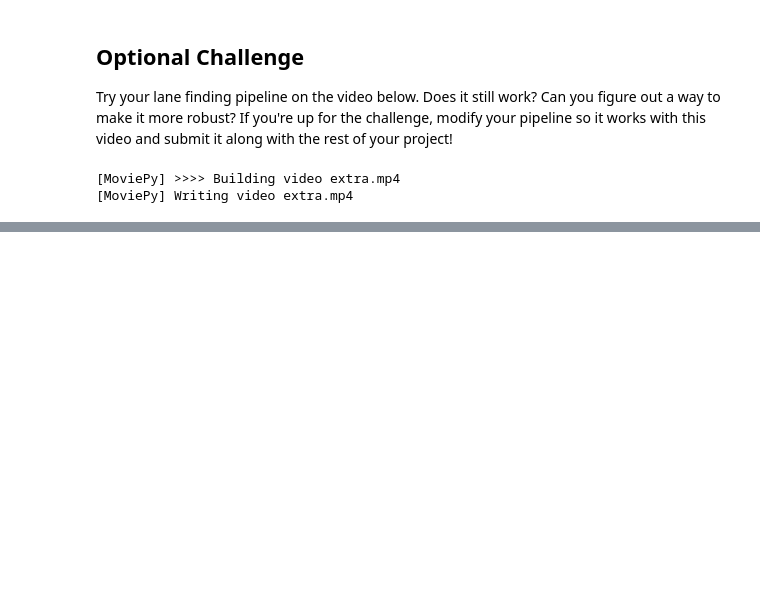
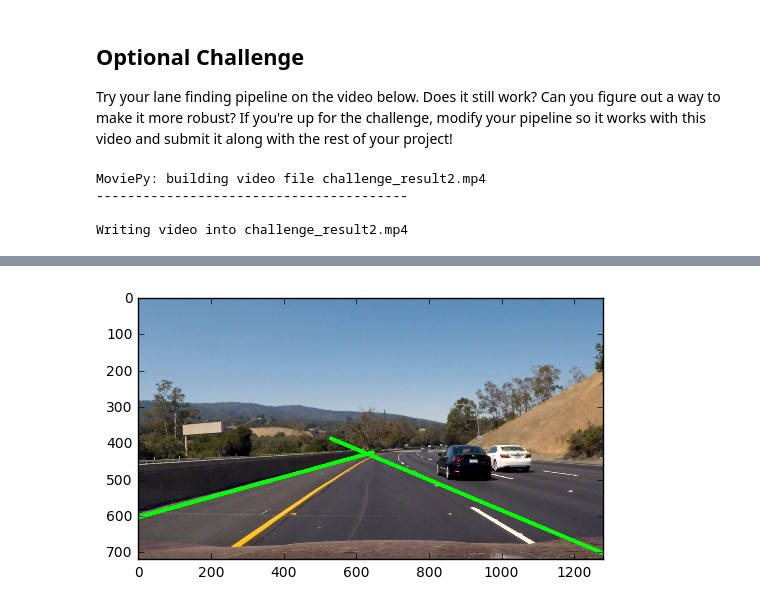
Before and after one commit to mauricelos/CarND-Lane-Lines, a Jupyter notebook: P1.ipynb, the cells around one changed output, grey strips where cells are left out. Cells and saved outputs as stored; diff of their text form; code cells hidden in the pictures; blank space fills up the shorter version.

Commit message:
First revisit just some minor changes to make videos work

```diff
--- a/P1.ipynb
+++ b/P1.ipynb
@@ -196,13 +197,11 @@ run your solution on all test_images and make copies into the test_images direct
 # TODO: Build your pipeline that will draw lane lines on the test_images
 # then save them to the test_images directory.
 #image = mpimg.imread('test_images/whiteCarLaneSwitch.jpg')
-
+read_image = mpimg.imread('test_images/whiteCarLaneSwitch.jpg')
 
 def pipeline(image):
 
-    read_image = mpimg.imread(image)
-
-    gray = cv2.cvtColor(read_image, cv2.COLOR_RGB2GRAY)
+    gray = cv2.cvtColor(image, cv2.COLOR_RGB2GRAY)
 
     kernel_size = 5
     blur_gray = cv2.GaussianBlur(gray,(kernel_size, kernel_size),0)
@@ -227,7 +226,7 @@ def pipeline(image):
     threshold = 40
     min_line_length = 50
     max_line_gap = 200
-    line_image = np.copy(read_image)*0
+    line_image = np.copy(image)*0
 
     lines = cv2.HoughLinesP(masked_edges, rho, theta, threshold, np.array([]), min_line_length, max_line_gap)
 
@@ -262,14 +261,16 @@ def pipeline(image):
     end_left_x = int((imshape[1]-start_left_y)/left_slope_mean) + start_left_x
     end_right_x = int((imshape[1]-start_right_y)/right_slope_mean) + start_right_x
 
-    cv2.line(read_image, (start_left_x, start_left_y), (end_left_x, imshape[1]),(0,255,0), 10)
-    cv2.line(read_image, (start_right_x, start_right_y), (end_right_x, imshape[1]), (0,255,0), 10)
+    cv2.line(image, (start_left_x, start_left_y), (end_left_x, imshape[1]),(0,255,0), 10)
+    cv2.line(image, (start_right_x, start_right_y), (end_right_x, imshape[1]), (0,255,0), 10)
 
-    final = plt.imshow(read_image)
+    final = image
+
+    #plt.imshow(final)
 
     return final
 
-pipeline('test_images/whiteCarLaneSwitch.jpg')
+pipeline(read_image)
 
 
 
@@ -363,11 +399,13 @@ If you're satisfied with your video outputs it's time to submit!  Submit this ip
 
 Try your lane finding pipeline on the video below.  Does it still work?  Can you figure out a way to make it more robust?  If you're up for the challenge, modify your pipeline so it works with this video and submit it along with the rest of your project!
 # %%
-challenge_output = 'extra.mp4'
+challenge_output = 'challenge_result2.mp4'
 clip2 = VideoFileClip('challenge.mp4')
-clip2.resize(width=960)
-#challenge_clip = clip2.fl_image(process_image)
+#clip2.resize(width=960)
+challenge_clip = clip2.fl_image(process_image)
 %time clip2.write_videofile(challenge_output, audio=False)
 # %% [output]
-[MoviePy] >>>> Building video extra.mp4
-[MoviePy] Writing video extra.mp4
+MoviePy: building video file challenge_result2.mp4
+----------------------------------------
+
+Writing video into challenge_result2.mp4
@@ -378,3 +416,4 @@ Wall time: 13.6 s
+[figure, added]
 # %%
 HTML("""
 <video width="960" height="540" controls>
```
Also changed, not shown: parts of 7 cells of this notebook.
